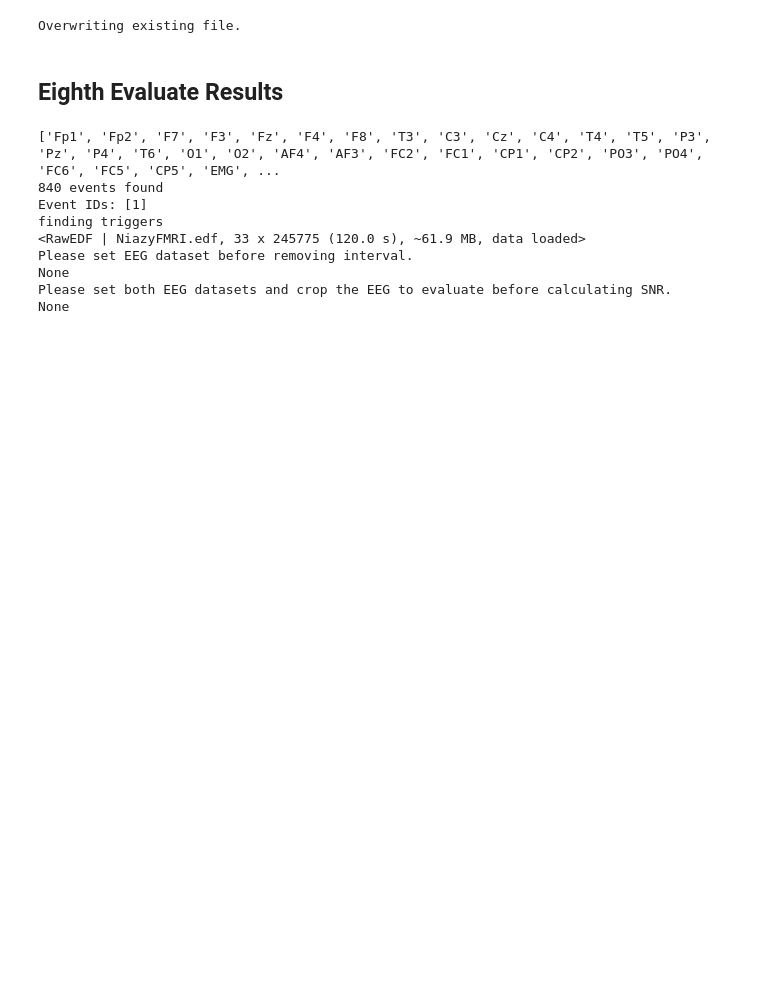
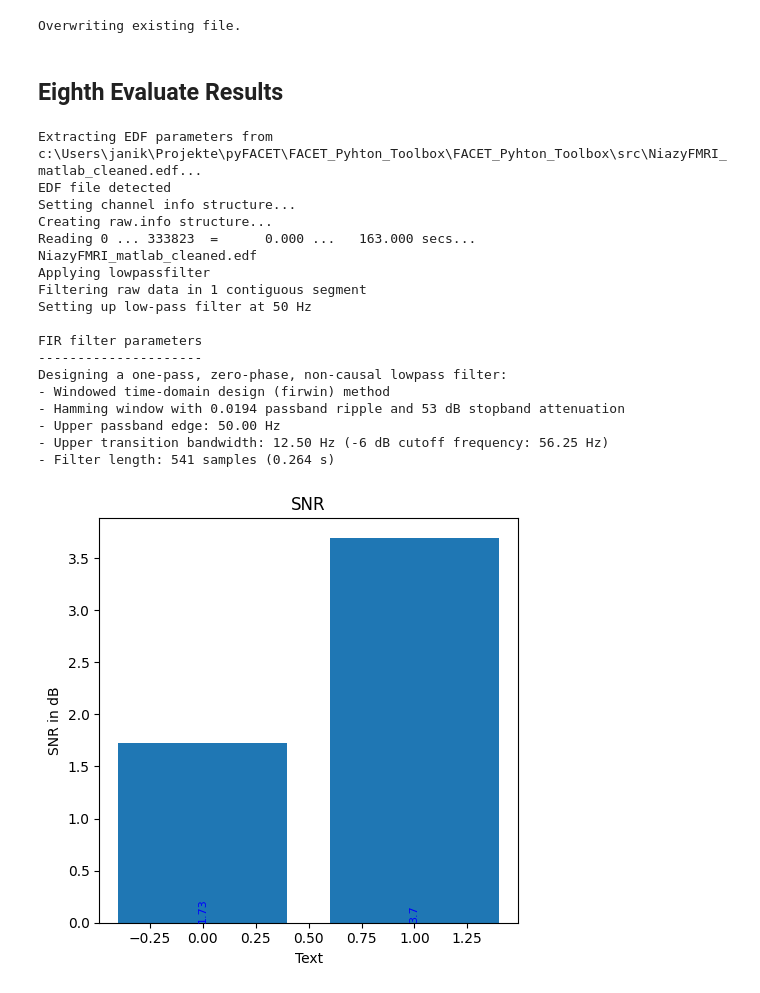
Before and after one commit to H0mire/FACETpy, a Jupyter notebook: src/Example1.ipynb, the cells around one changed output. Cells and saved outputs as stored; diff of their text form; code cells hidden in the pictures; blank space fills up the shorter version.

Commit message:
Evaluation working, restructured

```diff
--- a/src/Example1.ipynb
+++ b/src/Example1.ipynb
@@ -124,22 +121,29 @@ Overwriting existing file.
 ## Eighth Evaluate Results
 # %%
 
-f.find_triggers_with_events(r'\b1\b')
-f.init_evaluation_framework()
-f.add_to_evaluate(f.get_mne_raw())
+#f.find_triggers_with_events(r'\b1\b')
+f.add_to_evaluate(f.get_mne_raw(), start_time=29, end_time=140)
 f.import_EEG('NiazyFMRI_matlab_cleaned.edf')
-f.add_to_evaluate(f.get_mne_raw())
-#f.evaluate_MNR()
-#f.evaluate_CSR()
-#f.evaluate_X()
+f.lowpass(h_freq=50)
+f.add_to_evaluate(f.get_mne_raw(), start_time=29, end_time=140)
 f.evaluate(plot=True,measures=["SNR"])
 # %% [output]
-['Fp1', 'Fp2', 'F7', 'F3', 'Fz', 'F4', 'F8', 'T3', 'C3', 'Cz', 'C4', 'T4', 'T5', 'P3', 'Pz', 'P4', 'T6', 'O1', 'O2', 'AF4', 'AF3', 'FC2', 'FC1', 'CP1', 'CP2', 'PO3', 'PO4', 'FC6', 'FC5', 'CP5', 'EMG', ...
-840 events found
-Event IDs: [1]
-finding triggers
-<RawEDF | NiazyFMRI.edf, 33 x 245775 (120.0 s), ~61.9 MB, data loaded>
-Please set EEG dataset before removing interval.
-None
-Please set both EEG datasets and crop the EEG to evaluate before calculating SNR.
-None
+Extracting EDF parameters from c:\Users\janik\Projekte\pyFACET\FACET_Pyhton_Toolbox\FACET_Pyhton_Toolbox\src\NiazyFMRI_matlab_cleaned.edf...
+EDF file detected
+Setting channel info structure...
+Creating raw.info structure...
+Reading 0 ... 333823  =      0.000 ...   163.000 secs...
+NiazyFMRI_matlab_cleaned.edf
+Applying lowpassfilter
+Filtering raw data in 1 contiguous segment
+Setting up low-pass filter at 50 Hz
+
+FIR filter parameters
+---------------------
+Designing a one-pass, zero-phase, non-causal lowpass filter:
+- Windowed time-domain design (firwin) method
+- Hamming window with 0.0194 passband ripple and 53 dB stopband attenuation
+- Upper passband edge: 50.00 Hz
+- Upper transition bandwidth: 12.50 Hz (-6 dB cutoff frequency: 56.25 Hz)
+- Filter length: 541 samples (0.264 s)
+[figure, added]
```
Also changed, not shown: parts of 5 cells of this notebook, 3 other files.
